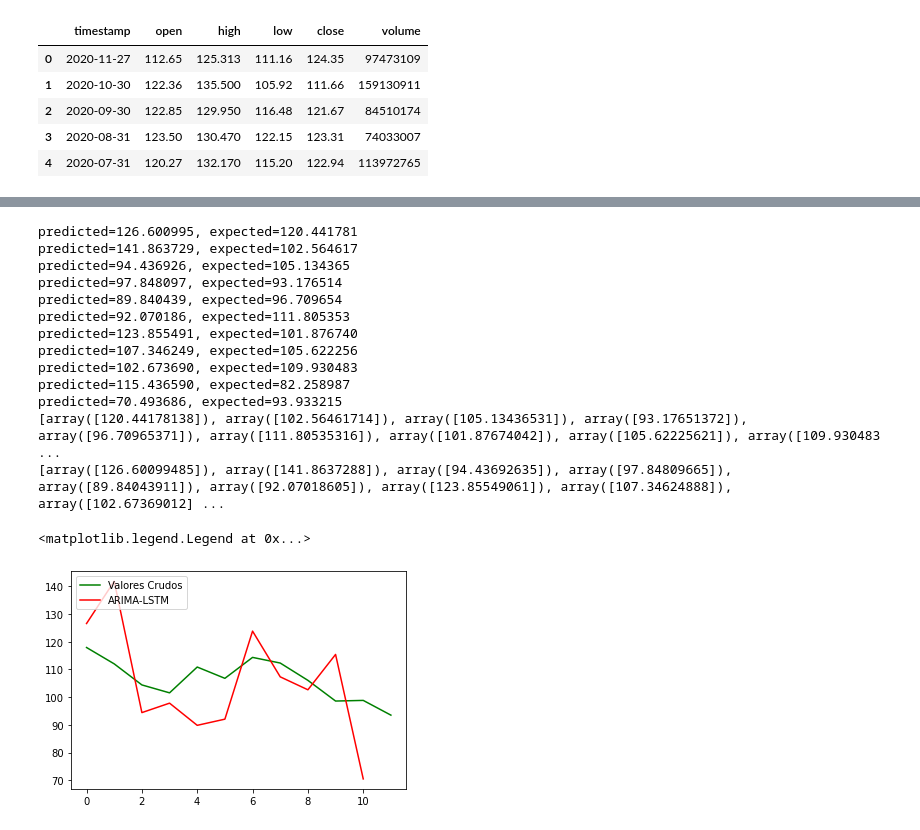
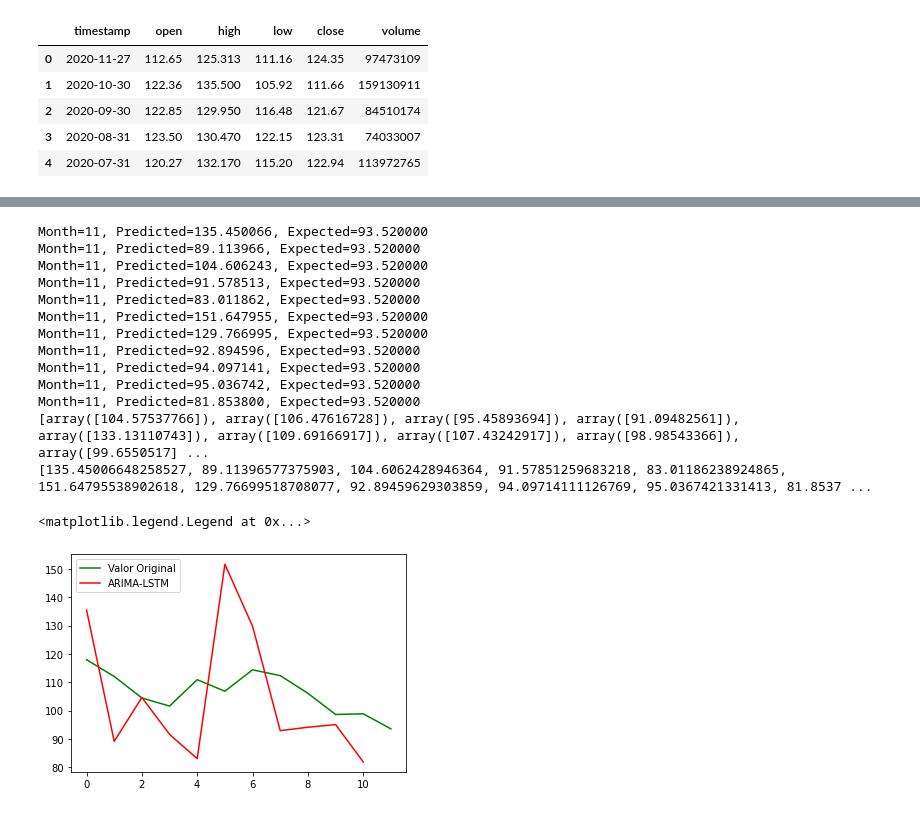
Before and after one commit to geceba/Residencia-ITM, a Jupyter notebook: pruebas/lstm-ibm-msft.ipynb, the cells around one changed output, grey strips where cells are left out. Cells and saved outputs as stored; diff of their text form; code cells hidden in the pictures.

```diff
--- a/pruebas/lstm-ibm-msft.ipynb
+++ b/pruebas/lstm-ibm-msft.ipynb
@@ -7,0 +1,16 @@ ibm = pd.read_csv('monthly_IBM.csv')
+# %%
+import numpy as np
+import pandas as pd
+from datetime import datetime
+
+
+msft = pd.read_csv('monthly_MSFT_2.csv')
+ibm = pd.read_csv('monthly_IBM.csv')
+
+# test2msft = read_csv('monthly_MSFT_2.csv', header=0, parse_dates=[0], index_col=0, squeeze=True)
+prueba = msft[['timestamp', 'close']].head(32)
+prueba.set_index('timestamp', inplace=True)
+
+def parser(x):
+	return datetime.strptime('190'+x, '%Y-%m')
+test = pd.read_csv('shampoo.csv', header=0, parse_dates=[0], index_col=0, squeeze=True, date_parser=parser)
@@ -64,7 +97,7 @@ def timeseries_to_supervised(data, lag=1):
 def difference(dataset, interval=1):
     diff = list()
     for i in range(interval, len(dataset)):
-        value = dataset[i] - dataset[i - interval]
+        value = float(dataset[i]) - float(dataset[i - interval])
         diff.append(value)
     return Series(diff)
 
@@ -176,48 +209,50 @@ Test RMSE: 9.415
 # %%
 from pandas import read_csv
 from pandas import datetime
 from matplotlib import pyplot
-from statsmodels.tsa.arima_model import ARIMA
+#from statsmodels.tsa.arima_model import ARIMA
+import statsmodels.api as sm
 from sklearn.metrics import mean_squared_error
 
 
 
 X = predictions # from LSTM
 size = int(len(X) * 0.62)
 
 train, test = X[0:size], X[1:len(X)]
 
 history = [x for x in train]
 predictions2 = list()
 for t in range(len(test)):
-	model = ARIMA(history, order=(1,2,0))
-	model_fit = model.fit(disp=0)
+	model = sm.tsa.arima.ARIMA(history, order=(1,2,0))
+	model_fit = model.fit()
 	output = model_fit.forecast()
 	yhat = output[0]
 	predictions2.append(yhat)
 	obs = test[t]
 	history.append(obs)
-	print('predicted=%f, expected=%f' % (yhat, obs))
+	print('Month=%d, Predicted=%f, Expected=%f' % (i, yhat, expected))
 print(test)
 print(predictions2)
+
 
 # plot
 pyplot.plot(raw_values[-12:], color='green')
 pyplot.plot(predictions2, color='red')
-pyplot.legend(['Valores Crudos','ARIMA-LSTM'], loc='upper left')
+pyplot.legend(['Valor Original','ARIMA-LSTM'], loc='upper left')
 # %% [output]
-predicted=126.600995, expected=120.441781
-predicted=141.863729, expected=102.564617
-predicted=94.436926, expected=105.134365
-predicted=97.848097, expected=93.176514
-predicted=89.840439, expected=96.709654
-predicted=92.070186, expected=111.805353
-predicted=123.855491, expected=101.876740
-predicted=107.346249, expected=105.622256
-predicted=102.673690, expected=109.930483
-predicted=115.436590, expected=82.258987
-predicted=70.493686, expected=93.933215
-[array([120.44178138]), array([102.56461714]), array([105.13436531]), array([93.17651372]), array([96.70965371]), array([111.80535316]), array([101.87674042]), array([105.62225621]), array([109.930483 ...
-[array([126.60099485]), array([141.8637288]), array([94.43692635]), array([97.84809665]), array([89.84043911]), array([92.07018605]), array([123.85549061]), array([107.34624888]), array([102.67369012] ...
+Month=11, Predicted=135.450066, Expected=93.520000
+Month=11, Predicted=89.113966, Expected=93.520000
+Month=11, Predicted=104.606243, Expected=93.520000
+Month=11, Predicted=91.578513, Expected=93.520000
+Month=11, Predicted=83.011862, Expected=93.520000
+Month=11, Predicted=151.647955, Expected=93.520000
+Month=11, Predicted=129.766995, Expected=93.520000
+Month=11, Predicted=92.894596, Expected=93.520000
+Month=11, Predicted=94.097141, Expected=93.520000
+Month=11, Predicted=95.036742, Expected=93.520000
+Month=11, Predicted=81.853800, Expected=93.520000
+[array([104.57537766]), array([106.47616728]), array([95.45893694]), array([91.09482561]), array([133.13110743]), array([109.69166917]), array([107.43242917]), array([98.98543366]), array([99.6550517] ...
+[135.45006648258527, 89.11396577375903, 104.6062428946364, 91.57851259683218, 83.01186238924865, 151.64795538902618, 129.76699518708077, 92.89459629303859, 94.09714111126769, 95.0367421331413, 81.8537 ...
 <matplotlib.legend.Legend at 0x...>
-[figure, old version]
+[figure, new version]
```
Also changed, not shown: parts of 5 cells of this notebook.
